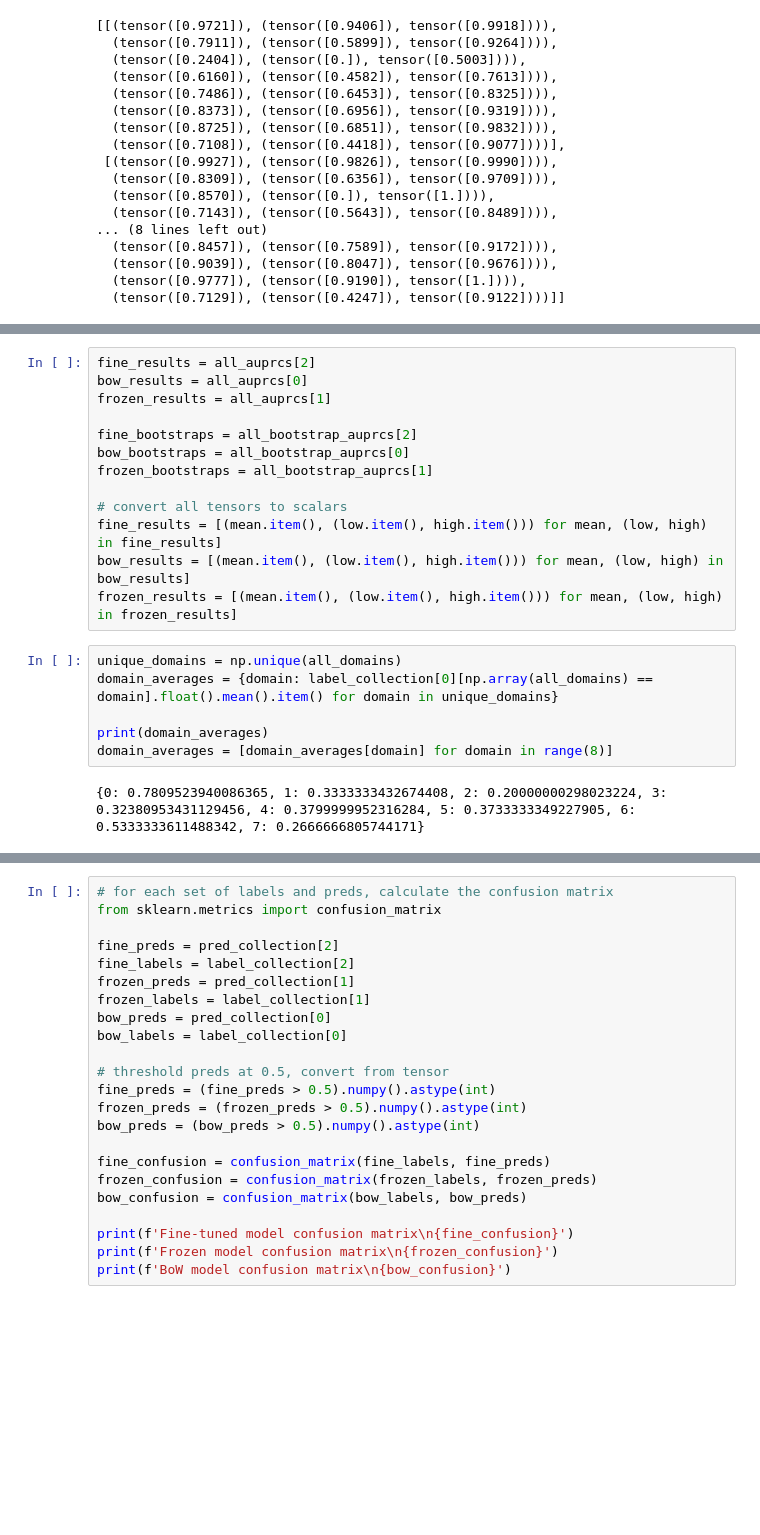
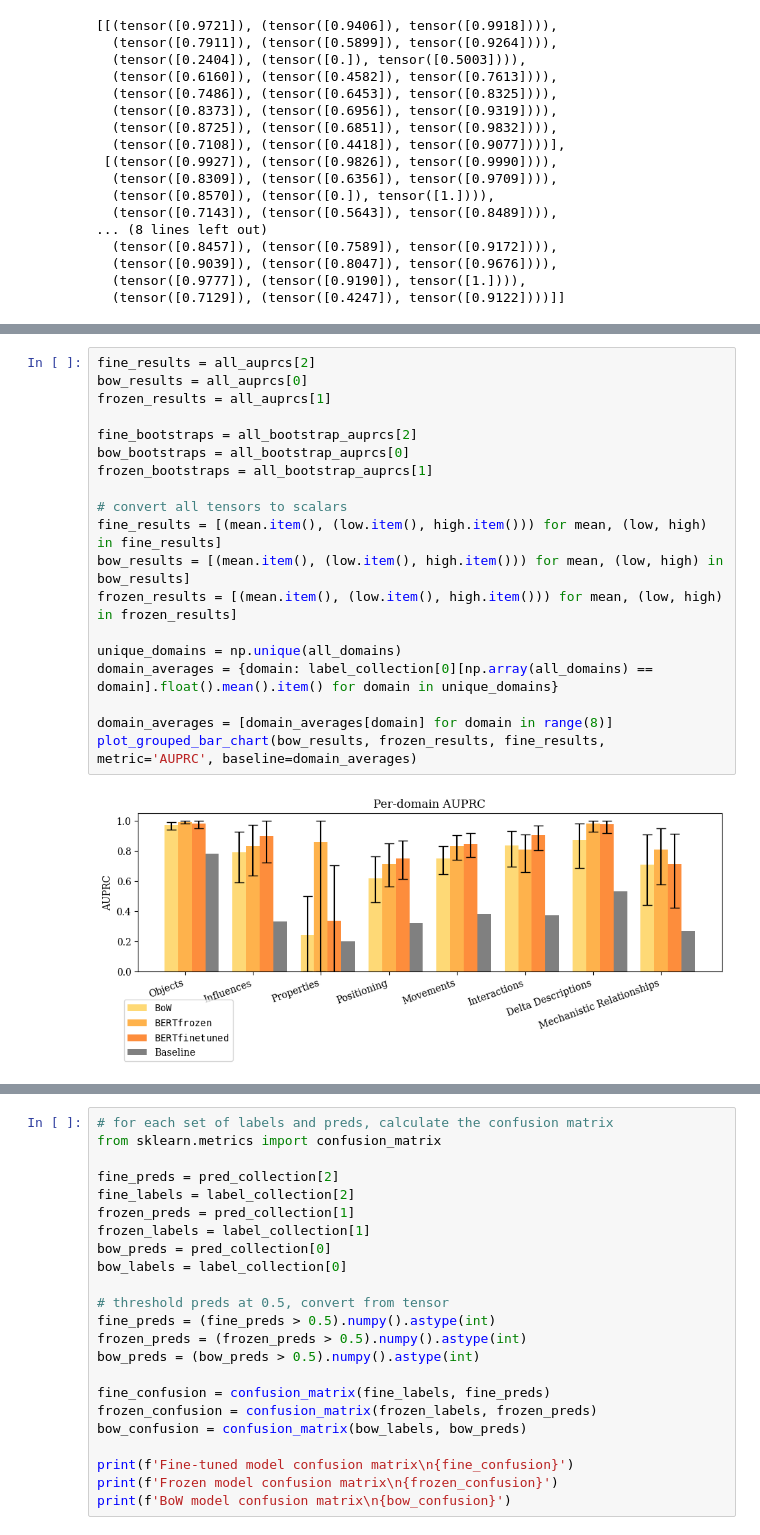
Before and after one commit to kheuton/play-with-learning-army, a Jupyter notebook: FixGraphs.ipynb, the cells around one changed output, grey strips where cells are left out. Cells and saved outputs as stored; diff of their text form; blank space fills up the shorter version.

```diff
--- a/FixGraphs.ipynb
+++ b/FixGraphs.ipynb
@@ -342,21 +422,21 @@ frozen_results = [(mean.item(), (low.item(), high.item())) for mean, (low, high)
 # %%
 fine_results = all_auprcs[2]
 bow_results = all_auprcs[0]
 frozen_results = all_auprcs[1]
 
 fine_bootstraps = all_bootstrap_auprcs[2]
 bow_bootstraps = all_bootstrap_auprcs[0]
 frozen_bootstraps = all_bootstrap_auprcs[1]
 
 # convert all tensors to scalars
 fine_results = [(mean.item(), (low.item(), high.item())) for mean, (low, high) in fine_results]
 bow_results = [(mean.item(), (low.item(), high.item())) for mean, (low, high) in bow_results]
 frozen_results = [(mean.item(), (low.item(), high.item())) for mean, (low, high) in frozen_results]
+
+unique_domains = np.unique(all_domains)
+domain_averages = {domain: label_collection[0][np.array(all_domains) == domain].float().mean().item() for domain in unique_domains}
+
+domain_averages = [domain_averages[domain] for domain in range(8)]
+plot_grouped_bar_chart(bow_results, frozen_results, fine_results, metric='AUPRC', baseline=domain_averages)
+# %% [output]
+[figure, added]
-# %%
-unique_domains = np.unique(all_domains)
-domain_averages = {domain: label_collection[0][np.array(all_domains) == domain].float().mean().item() for domain in unique_domains}
-
-print(domain_averages)
-domain_averages = [domain_averages[domain] for domain in range(8)]
-# %% [output]
-{0: 0.7809523940086365, 1: 0.3333333432674408, 2: 0.20000000298023224, 3: 0.32380953431129456, 4: 0.3799999952316284, 5: 0.3733333349227905, 6: 0.5333333611488342, 7: 0.2666666805744171}
```
Also changed, not shown: parts of 7 cells of this notebook.
